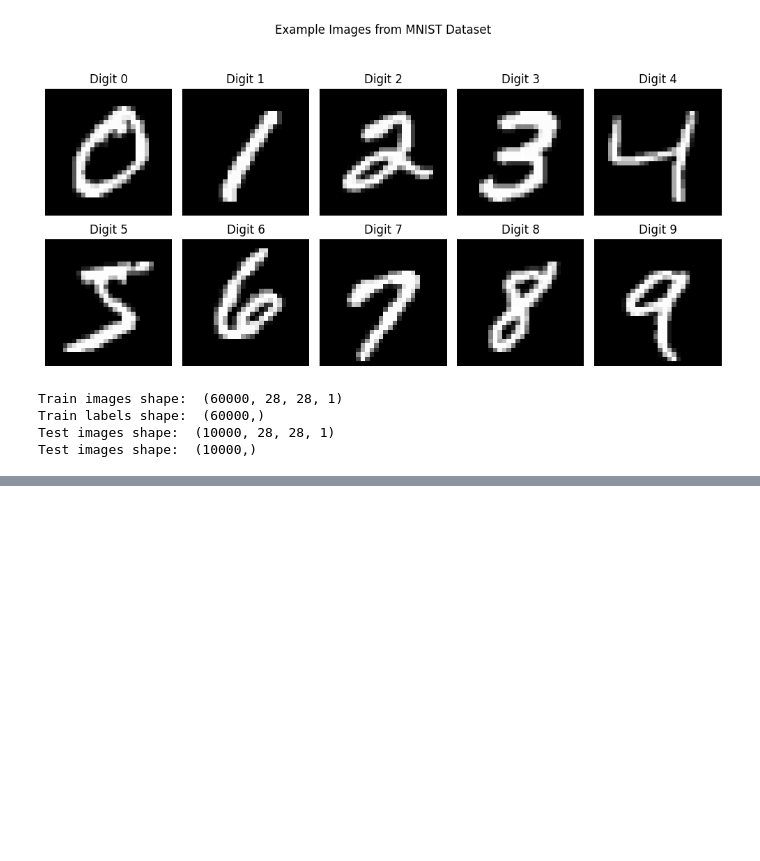
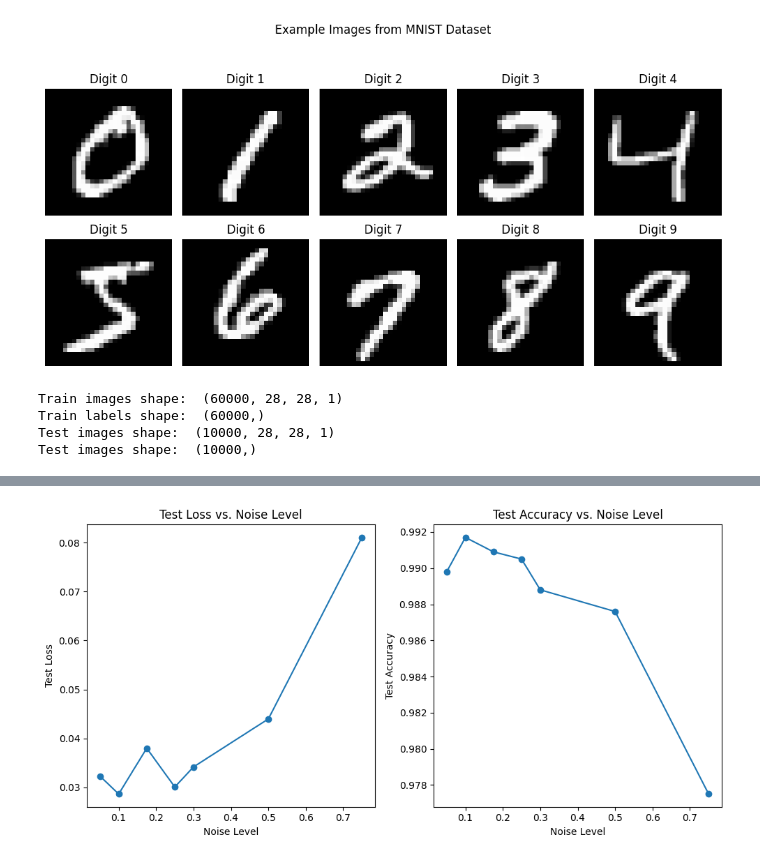
Before and after one commit to csci595-research-lit-spring-2024/595-class-project-spring-2024-bharathmp09, a Jupyter notebook: notebooks/research_project.ipynb, the cells around one changed output, grey strips where cells are left out. Drawn from its saved outputs; the diff is of its cells as text; code cells hidden in the pictures; blank space fills up the shorter version.

Commit message:
Implemented DAE with various levels of noise and changes in CNN

```diff
--- a/notebooks/research_project.ipynb
+++ b/notebooks/research_project.ipynb
@@ -101,2 +75,0 @@ y_test = to_categorical(y_test,num_classes=10)
-# %%
-x_train, x_val, y_train, y_val = train_test_split(x_train, y_train, test_size=0.1, random_state=42)
@@ -148,5 +85,0 @@ cnnmodel.compile(optimizer='adam',
-# %%
-cnnmodel.fit(x_train, y_train, epochs=5, batch_size=64, validation_split=0.1)
-
-test_loss, test_acc = cnnmodel.evaluate(x_test, y_test)
-print(f'Test accuracy: {test_acc}')
@@ -199,0 +159,6 @@ Epoch 2/5
+# %%
+# Evaluate the models on test data
+test_results = []
+for cnn_model in cnn_models:
+    loss, accuracy = cnn_model.evaluate(X_test, y_test)
+    test_results.append({'loss': loss, 'accuracy': accuracy})
@@ -199,0 +173,5 @@ Epoch 2/5
+# %%
+# Print results
+print("Results:")
+for noise_level, result in zip(noise_levels, test_results):
+    print(f"Noise Level: {noise_level}, Loss: {result['loss']}, Accuracy: {result['accuracy']}")
@@ -199,0 +187,26 @@ Epoch 2/5
+# %%
+test_losses = []
+test_accuracies = []
+
+for result in test_results:
+    test_losses.append(result['loss'])
+    test_accuracies.append(result['accuracy'])
+
+# Plot test loss and accuracy vs. noise level
+plt.figure(figsize=(10, 5))
+plt.subplot(1, 2, 1)
+plt.plot(noise_levels, test_losses, marker='o')
+plt.title('Test Loss vs. Noise Level')
+plt.xlabel('Noise Level')
+plt.ylabel('Test Loss')
+
+plt.subplot(1, 2, 2)
+plt.plot(noise_levels, test_accuracies, marker='o')
+plt.title('Test Accuracy vs. Noise Level')
+plt.xlabel('Noise Level')
+plt.ylabel('Test Accuracy')
+
+plt.tight_layout()
+plt.show()
+# %% [output]
+[figure, added]
```
Also changed, not shown: parts of 24 cells of this notebook.
